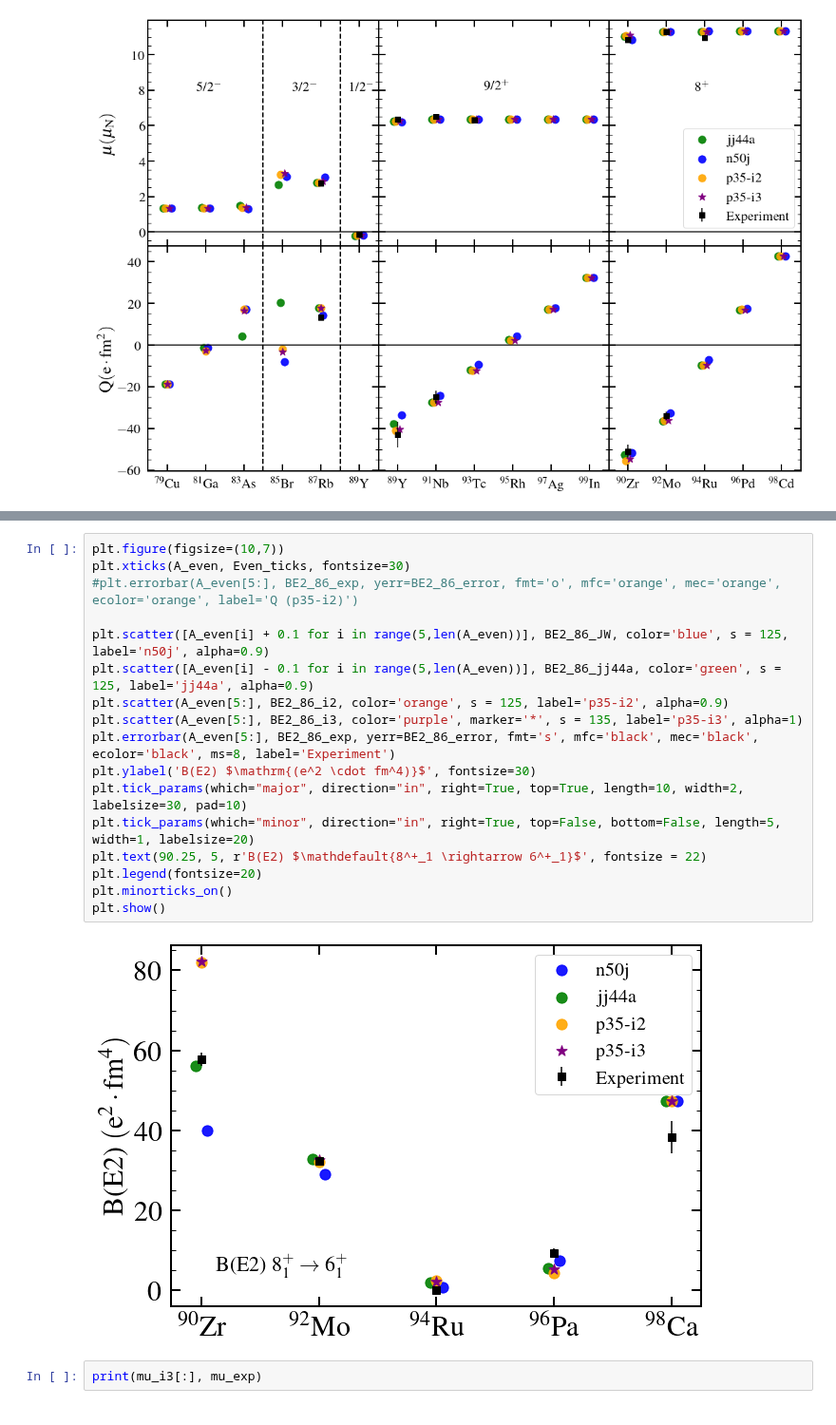
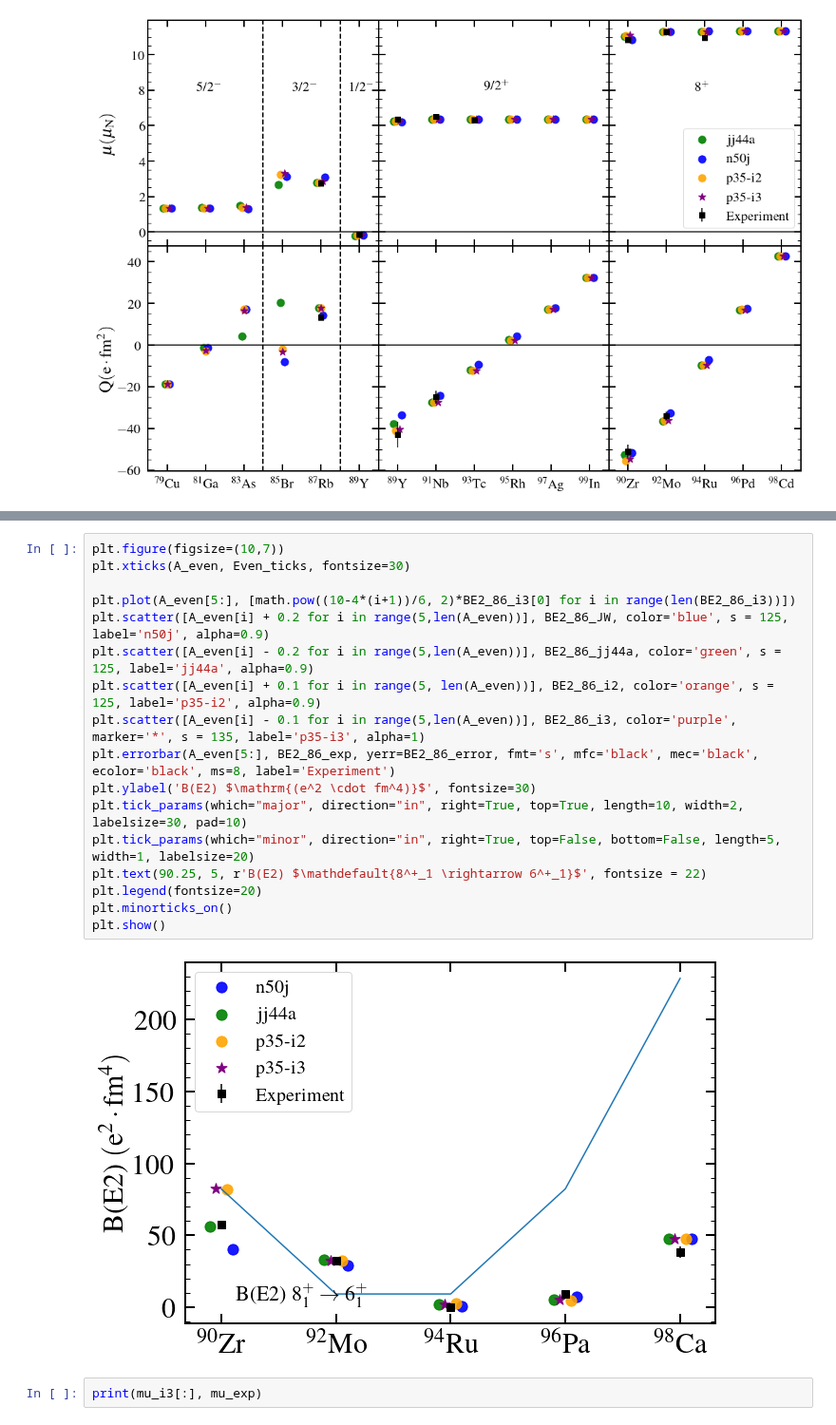
Before and after one commit to JordanPurcell/Research, a Jupyter notebook: plots/EM_properties.ipynb, the cells around one changed output, grey strips where cells are left out. Shown at 95% size. Cells and saved outputs as stored; diff of their text form.

```diff
--- a/plots/EM_properties.ipynb
+++ b/plots/EM_properties.ipynb
@@ -525,22 +546,22 @@ plt.show()
 # %%
 plt.figure(figsize=(10,7))
 plt.xticks(A_even, Even_ticks, fontsize=30)
-#plt.errorbar(A_even[5:], BE2_86_exp, yerr=BE2_86_error, fmt='o', mfc='orange', mec='orange', ecolor='orange', label='Q (p35-i2)')
 
-plt.scatter([A_even[i] + 0.1 for i in range(5,len(A_even))], BE2_86_JW, color='blue', s = 125, label='n50j', alpha=0.9)
-plt.scatter([A_even[i] - 0.1 for i in range(5,len(A_even))], BE2_86_jj44a, color='green', s = 125, label='jj44a', alpha=0.9)
-plt.scatter(A_even[5:], BE2_86_i2, color='orange', s = 125, label='p35-i2', alpha=0.9)
-plt.scatter(A_even[5:], BE2_86_i3, color='purple', marker='*', s = 135, label='p35-i3', alpha=1)
+plt.plot(A_even[5:], [math.pow((10-4*(i+1))/6, 2)*BE2_86_i3[0] for i in range(len(BE2_86_i3))])
+plt.scatter([A_even[i] + 0.2 for i in range(5,len(A_even))], BE2_86_JW, color='blue', s = 125, label='n50j', alpha=0.9)
+plt.scatter([A_even[i] - 0.2 for i in range(5,len(A_even))], BE2_86_jj44a, color='green', s = 125, label='jj44a', alpha=0.9)
+plt.scatter([A_even[i] + 0.1 for i in range(5, len(A_even))], BE2_86_i2, color='orange', s = 125, label='p35-i2', alpha=0.9)
+plt.scatter([A_even[i] - 0.1 for i in range(5,len(A_even))], BE2_86_i3, color='purple', marker='*', s = 135, label='p35-i3', alpha=1)
 plt.errorbar(A_even[5:], BE2_86_exp, yerr=BE2_86_error, fmt='s', mfc='black', mec='black', ecolor='black', ms=8, label='Experiment')
 plt.ylabel('B(E2) $\mathrm{(e^2 \cdot fm^4)}$', fontsize=30)
 plt.tick_params(which="major", direction="in", right=True, top=True, length=10, width=2, labelsize=30, pad=10)
 plt.tick_params(which="minor", direction="in", right=True, top=False, bottom=False, length=5, width=1, labelsize=20)
 plt.text(90.25, 5, r'B(E2) $\mathdefault{8^+_1 \rightarrow 6^+_1}$', fontsize = 22)
 plt.legend(fontsize=20)
 plt.minorticks_on()
 plt.show()
 # %% [output]
-[figure, old version]
+[figure, new version]
 # %%
 print(mu_i3[:], mu_exp)
 # %% [output]
```
Also changed, not shown: parts of 7 cells of this notebook, 1 other file.
